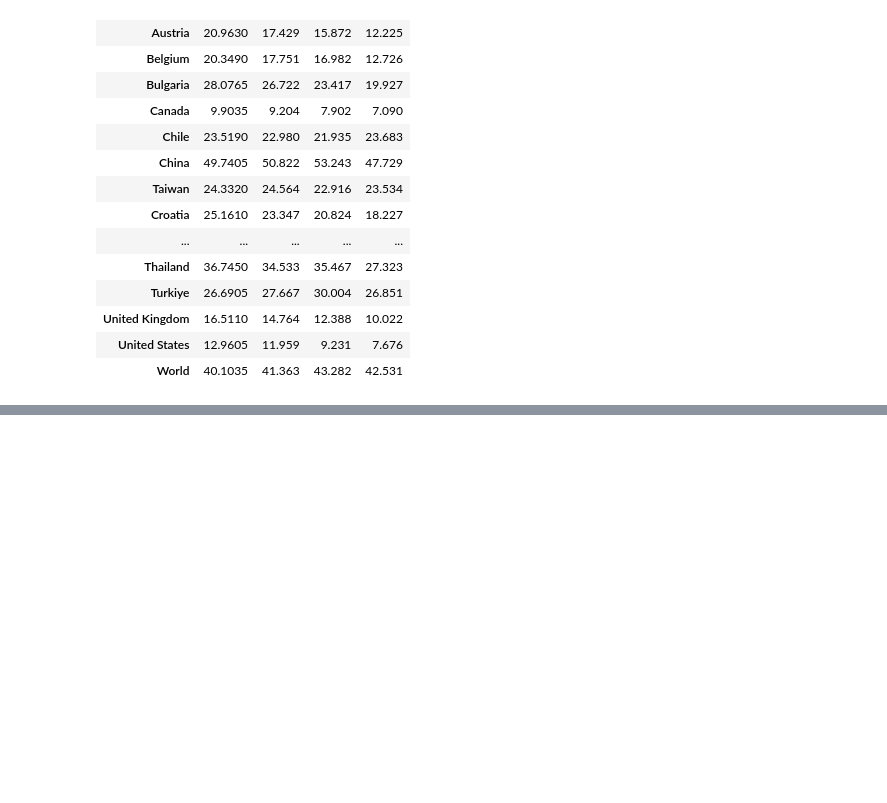
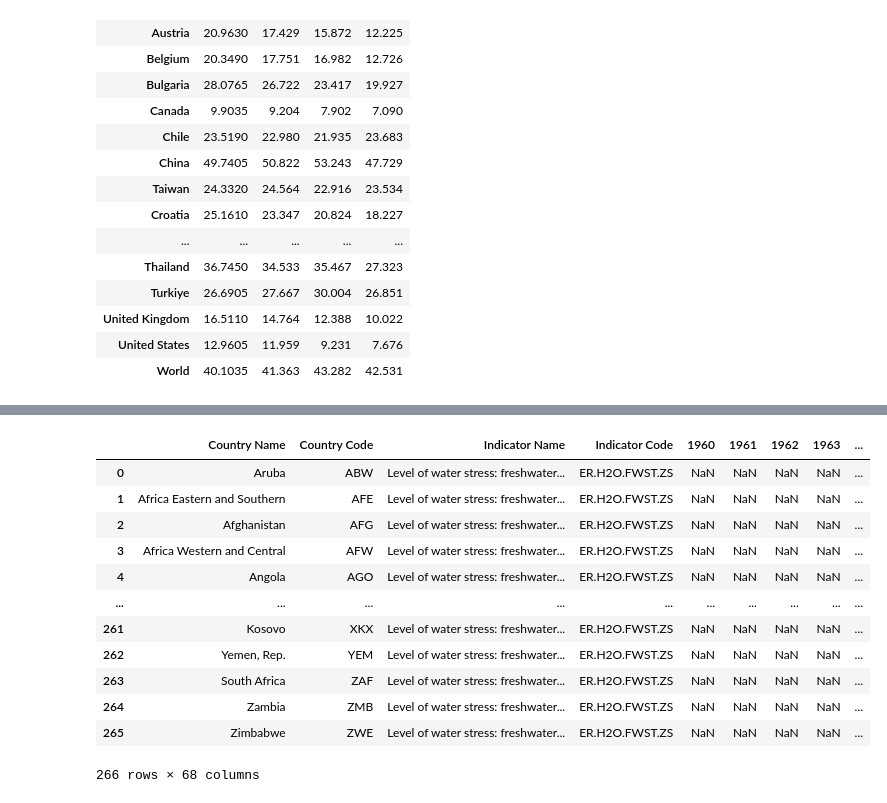
Before and after one commit to EdoardoTronconi/TesiMagistrale, a Jupyter notebook: LoadData.ipynb, the cells around one changed output, grey strips where cells are left out. Cells and saved outputs as stored; diff of their text form; code cells hidden in the pictures; blank space fills up the shorter version.

```diff
--- a/LoadData.ipynb
+++ b/LoadData.ipynb
@@ -395,0 +461,16 @@ data_PM25
+# %%
+pd.read_csv("Raw_Data/Environment/freshwater.csv", skiprows=3)#, usecols=["Country Name", '1993', '2000', '2010', '2020'])
+# %% [output]
+|  | Country Name | Country Code | Indicator Name | Indicator Code | 1960 | 1961 | 1962 | 1963 | ... |
+| 0 | Aruba | ABW | Level of water stress: freshwater... | ER.H2O.FWST.ZS | NaN | NaN | NaN | NaN | ... |
+| 1 | Africa Eastern and Southern | AFE | Level of water stress: freshwater... | ER.H2O.FWST.ZS | NaN | NaN | NaN | NaN | ... |
+| 2 | Afghanistan | AFG | Level of water stress: freshwater... | ER.H2O.FWST.ZS | NaN | NaN | NaN | NaN | ... |
+| 3 | Africa Western and Central | AFW | Level of water stress: freshwater... | ER.H2O.FWST.ZS | NaN | NaN | NaN | NaN | ... |
+| 4 | Angola | AGO | Level of water stress: freshwater... | ER.H2O.FWST.ZS | NaN | NaN | NaN | NaN | ... |
+| ... | ... | ... | ... | ... | ... | ... | ... | ... | ... |
+| 261 | Kosovo | XKX | Level of water stress: freshwater... | ER.H2O.FWST.ZS | NaN | NaN | NaN | NaN | ... |
+| 262 | Yemen, Rep. | YEM | Level of water stress: freshwater... | ER.H2O.FWST.ZS | NaN | NaN | NaN | NaN | ... |
+| 263 | South Africa | ZAF | Level of water stress: freshwater... | ER.H2O.FWST.ZS | NaN | NaN | NaN | NaN | ... |
+| 264 | Zambia | ZMB | Level of water stress: freshwater... | ER.H2O.FWST.ZS | NaN | NaN | NaN | NaN | ... |
+| 265 | Zimbabwe | ZWE | Level of water stress: freshwater... | ER.H2O.FWST.ZS | NaN | NaN | NaN | NaN | ... |
+266 rows × 68 columns
```
Also changed, not shown: parts of 8 cells of this notebook, 3 other files.
